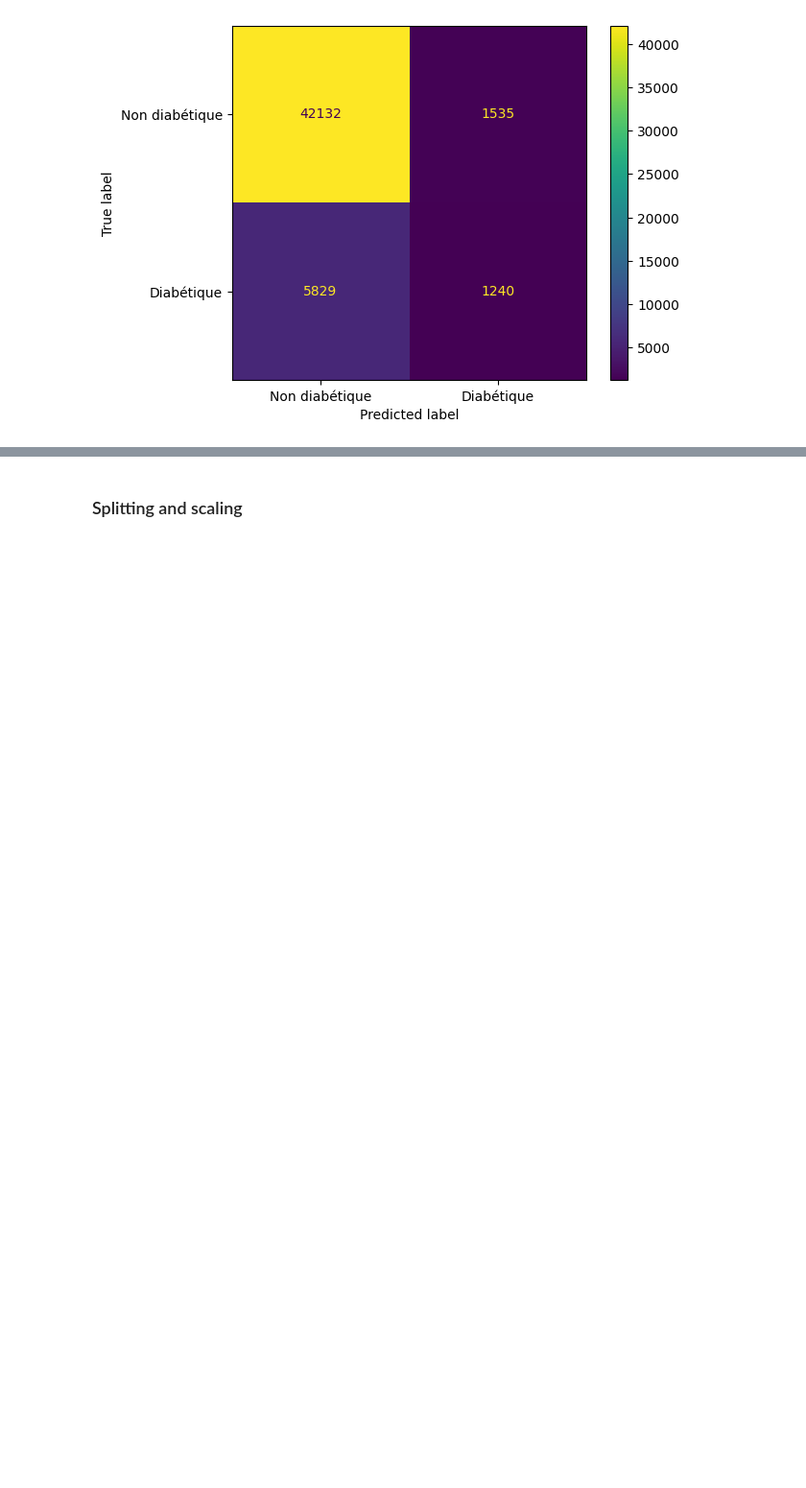
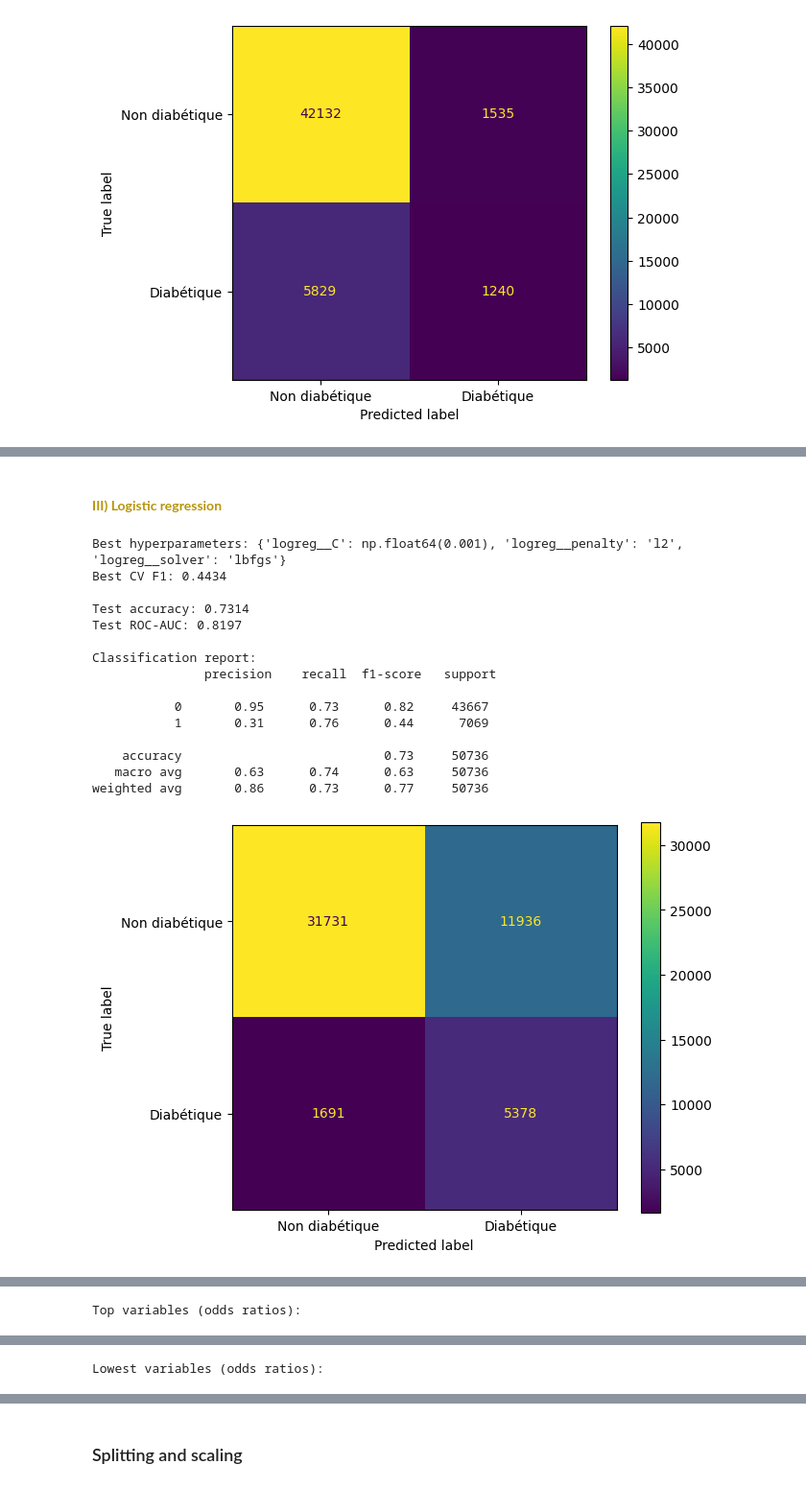
Before and after one commit to DomNoutsGit/Applied-Statistical-Learning-Projet-, a Jupyter notebook: ASL.ipynb, the cells around one changed output, grey strips where cells are left out. Shown at 96% size. Drawn from its saved outputs; the diff is of its cells as text; code cells hidden in the pictures; blank space fills up the shorter version.

```diff
--- a/ASL.ipynb
+++ b/ASL.ipynb
@@ -733,0 +843,49 @@ weighted avg       0.82      0.85      0.83     50736
+# %% [markdown]
+ #### <span style="color:#B7950B; font-weight:bold;"> III) Logistic regression</span>
+# %%
+# -------------------------
+# 2) Pipeline: scaling + logistic regression (balanced)
+# -------------------------
+pipe_log = Pipeline([
+    ("scaler", StandardScaler()),
+    ("logreg", LogisticRegression(max_iter=5000, class_weight="balanced", random_state=42))
+])
+
+# Hyperparameter search (regularization strength C)
+param_grid = {
+    "logreg__C": np.logspace(-4, 4, 9),
+    "logreg__penalty": ["l2"],
+    "logreg__solver": ["lbfgs"]
+}
+
+grid_log = GridSearchCV(
+    pipe_log,
+    param_grid,
+    cv=5,
+    scoring="f1",      # mieux adapté que l'accuracy si classes déséquilibrées
+    n_jobs=-1
+)
+
+grid_log.fit(X_train, y_train)
+
+print("Best hyperparameters:", grid_log.best_params_)
+print("Best CV F1:", round(grid_log.best_score_, 4))
+
+best_log = grid_log.best_estimator_
+# %% [output]
+Best hyperparameters: {'logreg__C': np.float64(0.001), 'logreg__penalty': 'l2', 'logreg__solver': 'lbfgs'}
+Best CV F1: 0.4434
+
+Test accuracy: 0.7314
+Test ROC-AUC: 0.8197
+
+Classification report:
+               precision    recall  f1-score   support
+
+           0       0.95      0.73      0.82     43667
+           1       0.31      0.76      0.44      7069
+
+    accuracy                           0.73     50736
+   macro avg       0.63      0.74      0.63     50736
+weighted avg       0.86      0.73      0.77     50736
+[figure, added]
@@ -733,0 +893 @@ weighted avg       0.82      0.85      0.83     50736
+Top variables (odds ratios):
@@ -733,0 +910 @@ weighted avg       0.82      0.85      0.83     50736
+Lowest variables (odds ratios):
```
Also changed, not shown: parts of 20 cells of this notebook.
